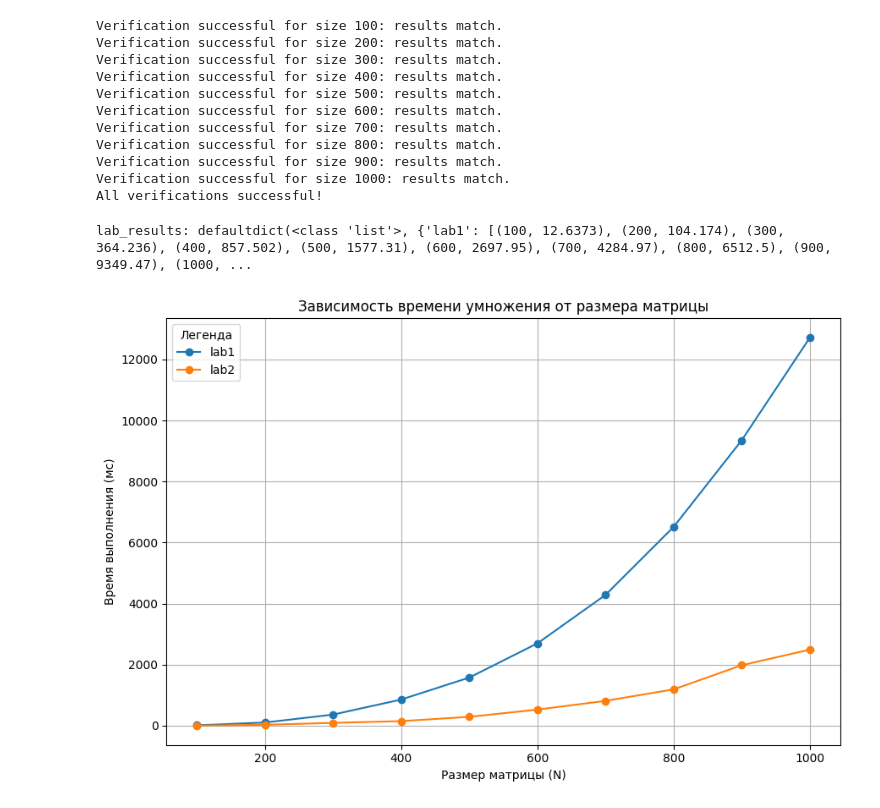
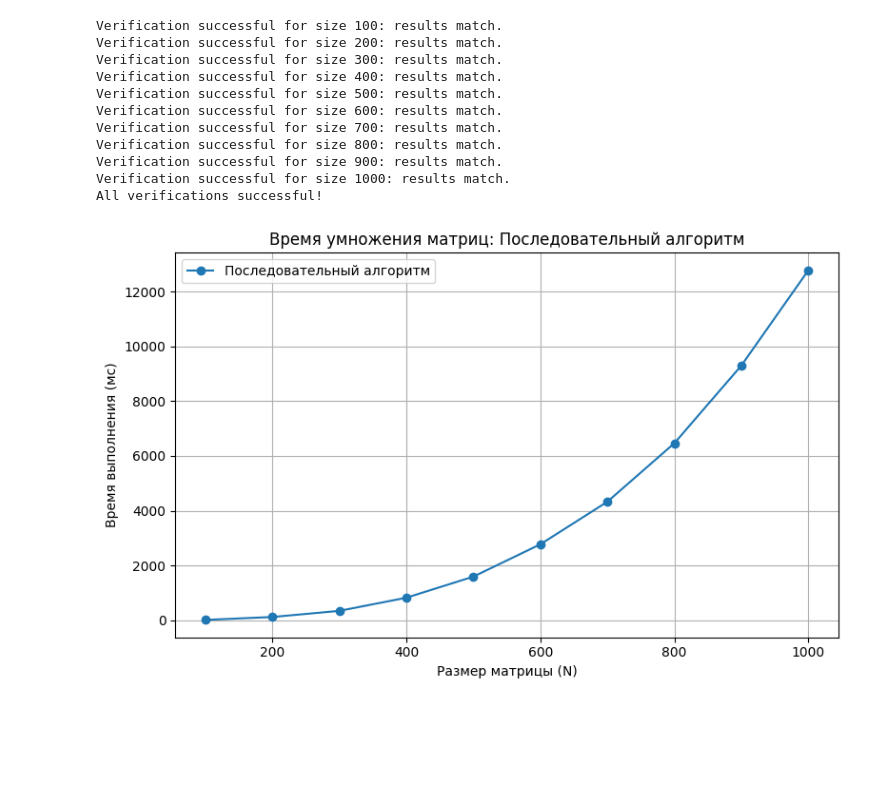
Before and after one commit to ynnmuraii/parallel-prog2, a Jupyter notebook: checkout.ipynb, the cells around one changed output. Drawn from its saved outputs; the diff is of its cells as text; code cells hidden in the pictures; blank space fills up the shorter version.

```diff
--- a/checkout.ipynb
+++ b/checkout.ipynb
@@ -87,44 +87,32 @@ All verifications successful!
 # %%
 import matplotlib.pyplot as plt
 import re
 import glob
-from collections import defaultdict
 
-lab_results = defaultdict(list)
-
-for fname in glob.glob('lab*/results_lab*.txt'):
-    lab_match = re.match(r'(lab\d+)[/\\]results_lab\d+\.txt', fname)
-    if not lab_match:
-        print(f"Не распознан путь: {fname}")
-        continue
-    lab = lab_match.group(1)
+lab1_results = []
+for fname in glob.glob('lab1/results_lab1.txt'):
     with open(fname) as f:
         for line in f:
             m = re.match(r"Matrix size: (\d+)x\d+ \* (\d+)x\d+ \| Execution time: ([\d.]+) ms", line)
             if m:
                 size = int(m.group(1))
                 time = float(m.group(3))
-                lab_results[lab].append((size, time))
+                lab1_results.append((size, time))
 
-print("lab_results:", lab_results)
-
-plt.figure(figsize=(9,6))
-
-for lab, data in sorted(lab_results.items()):
-    if not data:
-        continue
-    data.sort()
-    sizes = [r[0] for r in data]
-    times = [r[1] for r in data]
-    plt.plot(sizes, times, marker='o', label=lab)
-
-plt.xlabel('Размер матрицы (N)')
-plt.ylabel('Время выполнения (мс)')
-plt.title('Зависимость времени умножения от размера матрицы')
-plt.legend(title="Легенда")
-plt.grid(True)
-plt.tight_layout()
-plt.show()
+if lab1_results:
+    lab1_results.sort()
+    sizes = [r[0] for r in lab1_results]
+    times = [r[1] for r in lab1_results]
+    plt.figure(figsize=(8,5))
+    plt.plot(sizes, times, marker='o', label='Последовательный алгоритм')
+    plt.xlabel('Размер матрицы (N)')
+    plt.ylabel('Время выполнения (мс)')
+    plt.title('Время умножения матриц: Последовательный алгоритм')
+    plt.legend(title="")
+    plt.grid(True)
+    plt.tight_layout()
+    plt.show()
+else:
+    print('Нет данных для lab1.')
 # %% [output]
-lab_results: defaultdict(<class 'list'>, {'lab1': [(100, 12.6373), (200, 104.174), (300, 364.236), (400, 857.502), (500, 1577.31), (600, 2697.95), (700, 4284.97), (800, 6512.5), (900, 9349.47), (1000, ...
-[figure, old version]
+[figure, new version]
```
Also changed, not shown: parts of 1 cell of this notebook, 30 other files.
